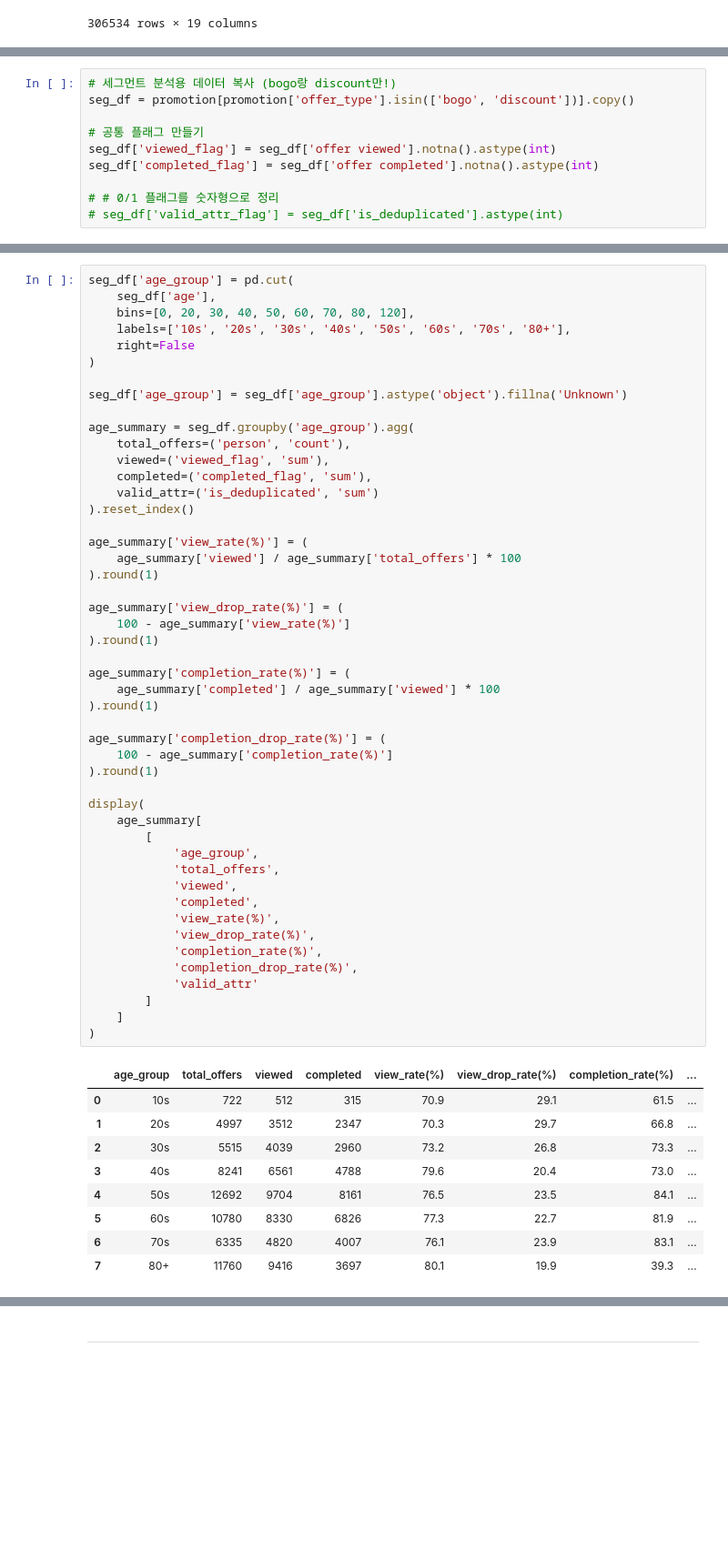
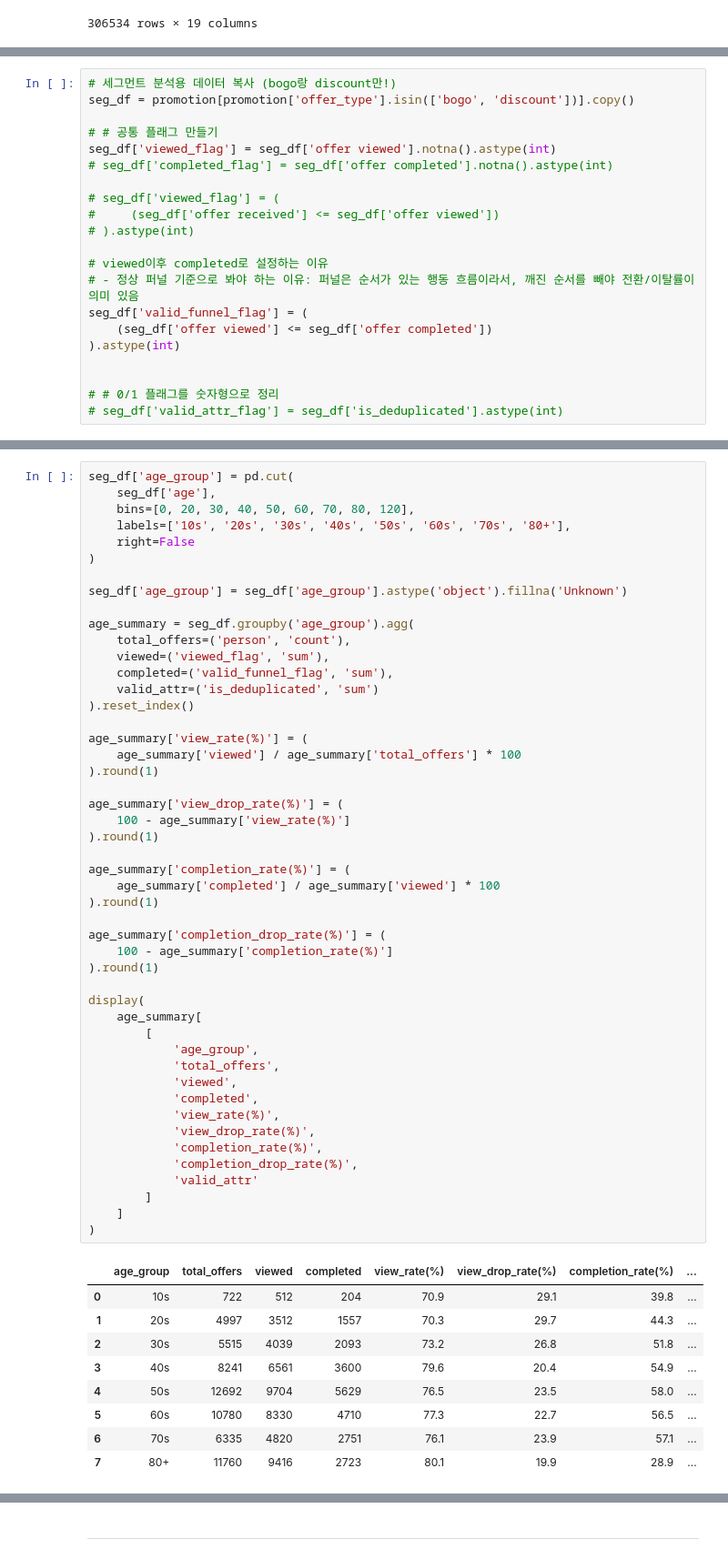
Before and after one commit to yoohengu/marketing_starbucks, a Jupyter notebook: khw/04_UK_bogo_dis_seg_cus.ipynb, the cells around one changed output, grey strips where cells are left out. Shown at 91% size. Cells and saved outputs as stored; diff of their text form; blank space fills up the shorter version.

```diff
--- a/khw/04_UK_bogo_dis_seg_cus.ipynb
+++ b/khw/04_UK_bogo_dis_seg_cus.ipynb
@@ -726,9 +730,20 @@ display(offer_funnel_df.sort_values('total_cvr(%)', ascending=False))
 # 세그먼트 분석용 데이터 복사 (bogo랑 discount만!)
 seg_df = promotion[promotion['offer_type'].isin(['bogo', 'discount'])].copy()
 
-# 공통 플래그 만들기
+# # 공통 플래그 만들기
 seg_df['viewed_flag'] = seg_df['offer viewed'].notna().astype(int)
-seg_df['completed_flag'] = seg_df['offer completed'].notna().astype(int)
+# seg_df['completed_flag'] = seg_df['offer completed'].notna().astype(int)
+
+# seg_df['viewed_flag'] = (
+#     (seg_df['offer received'] <= seg_df['offer viewed'])
+# ).astype(int)
+
+# viewed이후 completed로 설정하는 이유
+# - 정상 퍼널 기준으로 봐야 하는 이유: 퍼널은 순서가 있는 행동 흐름이라서, 깨진 순서를 빼야 전환/이탈률이 의미 있음
+seg_df['valid_funnel_flag'] = (
+    (seg_df['offer viewed'] <= seg_df['offer completed'])
+).astype(int)
+
 
 # # 0/1 플래그를 숫자형으로 정리
 # seg_df['valid_attr_flag'] = seg_df['is_deduplicated'].astype(int)
@@ -789,7 +806,7 @@ seg_df['age_group'] = seg_df['age_group'].astype('object').fillna('Unknown')
 age_summary = seg_df.groupby('age_group').agg(
     total_offers=('person', 'count'),
     viewed=('viewed_flag', 'sum'),
-    completed=('completed_flag', 'sum'),
+    completed=('valid_funnel_flag', 'sum'),
     valid_attr=('is_deduplicated', 'sum')
 ).reset_index()
 
@@ -799,41 +816,41 @@ age_summary['view_rate(%)'] = (
 
 age_summary['view_drop_rate(%)'] = (
     100 - age_summary['view_rate(%)']
 ).round(1)
 
 age_summary['completion_rate(%)'] = (
     age_summary['completed'] / age_summary['viewed'] * 100
 ).round(1)
 
 age_summary['completion_drop_rate(%)'] = (
     100 - age_summary['completion_rate(%)']
 ).round(1)
 
 display(
     age_summary[
         [
             'age_group',
             'total_offers',
             'viewed',
             'completed',
             'view_rate(%)',
             'view_drop_rate(%)',
             'completion_rate(%)',
             'completion_drop_rate(%)',
             'valid_attr'
         ]
     ]
 )
 # %% [output]
 |  | age_group | total_offers | viewed | completed | view_rate(%) | view_drop_rate(%) | completion_rate(%) | ... |
-| 0 | 10s | 722 | 512 | 315 | 70.9 | 29.1 | 61.5 | ... |
-| 1 | 20s | 4997 | 3512 | 2347 | 70.3 | 29.7 | 66.8 | ... |
-| 2 | 30s | 5515 | 4039 | 2960 | 73.2 | 26.8 | 73.3 | ... |
-| 3 | 40s | 8241 | 6561 | 4788 | 79.6 | 20.4 | 73.0 | ... |
-| 4 | 50s | 12692 | 9704 | 8161 | 76.5 | 23.5 | 84.1 | ... |
-| 5 | 60s | 10780 | 8330 | 6826 | 77.3 | 22.7 | 81.9 | ... |
-| 6 | 70s | 6335 | 4820 | 4007 | 76.1 | 23.9 | 83.1 | ... |
-| 7 | 80+ | 11760 | 9416 | 3697 | 80.1 | 19.9 | 39.3 | ... |
+| 0 | 10s | 722 | 512 | 204 | 70.9 | 29.1 | 39.8 | ... |
+| 1 | 20s | 4997 | 3512 | 1557 | 70.3 | 29.7 | 44.3 | ... |
+| 2 | 30s | 5515 | 4039 | 2093 | 73.2 | 26.8 | 51.8 | ... |
+| 3 | 40s | 8241 | 6561 | 3600 | 79.6 | 20.4 | 54.9 | ... |
+| 4 | 50s | 12692 | 9704 | 5629 | 76.5 | 23.5 | 58.0 | ... |
+| 5 | 60s | 10780 | 8330 | 4710 | 77.3 | 22.7 | 56.5 | ... |
+| 6 | 70s | 6335 | 4820 | 2751 | 76.1 | 23.9 | 57.1 | ... |
+| 7 | 80+ | 11760 | 9416 | 2723 | 80.1 | 19.9 | 28.9 | ... |
 # %%
 seg_df['income_group'] = pd.cut(
     seg_df['income'],
```
Also changed, not shown: parts of 18 cells of this notebook.
